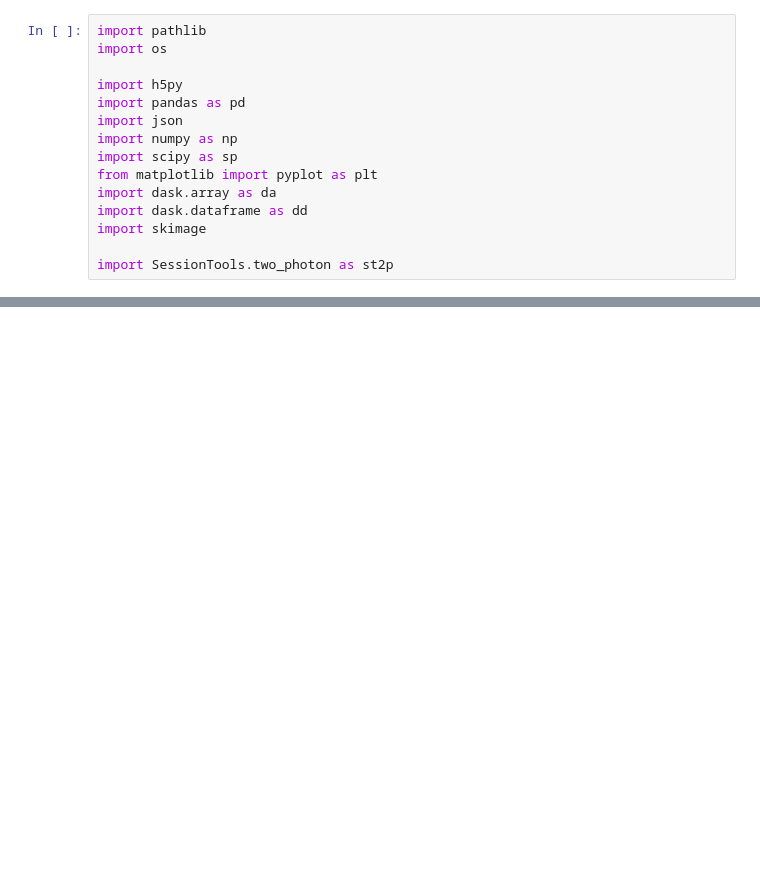
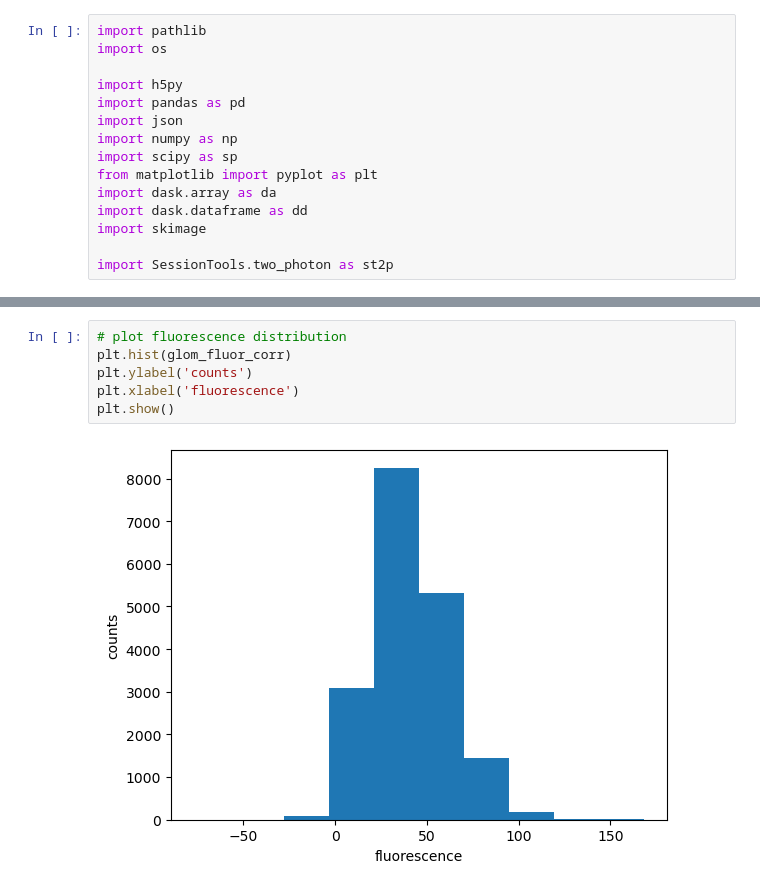
Before and after one commit to yfisher-lab/SessionTools, a Jupyter notebook: Notebooks/ring_linescan.ipynb, the cells around one changed output, grey strips where cells are left out. Saved outputs shown, nothing was run; the diff lists cells and outputs as text; blank space fills up the shorter version.

```diff
--- a/Notebooks/ring_linescan.ipynb
+++ b/Notebooks/ring_linescan.ipynb
@@ -52,0 +96,8 @@ for i, c in enumerate(tiff_data.keys()):
+# %%
+# plot fluorescence distribution
+plt.hist(glom_fluor_corr)
+plt.ylabel('counts')
+plt.xlabel('fluorescence')
+plt.show()
+# %% [output]
+[figure, added]
```
Also changed, not shown: parts of 16 cells of this notebook, 1 other file.
